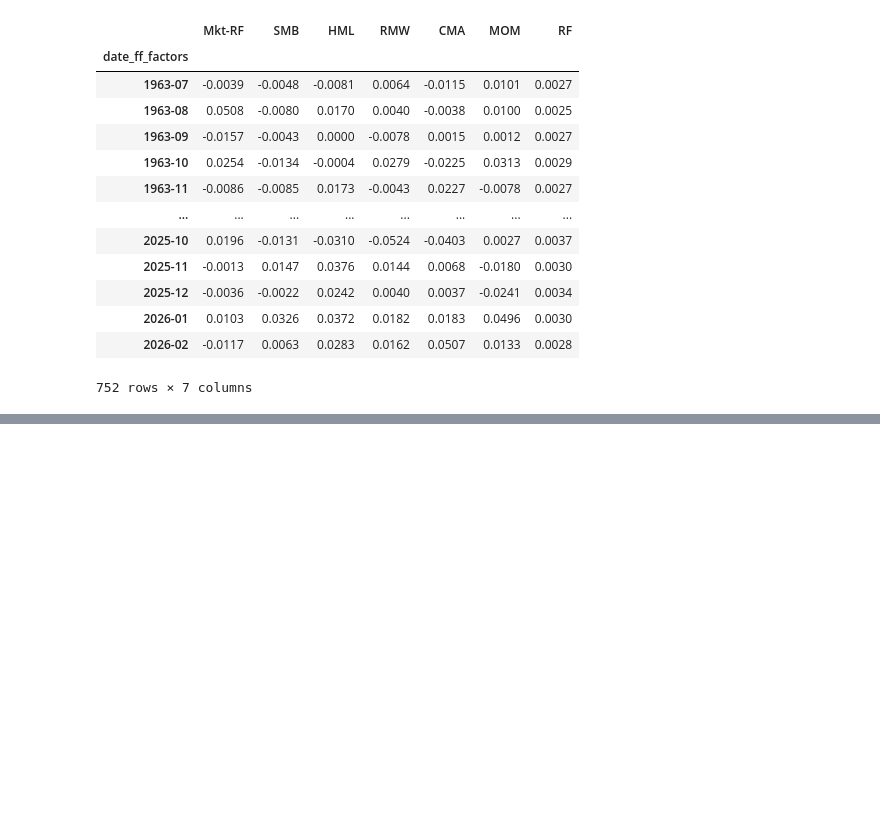
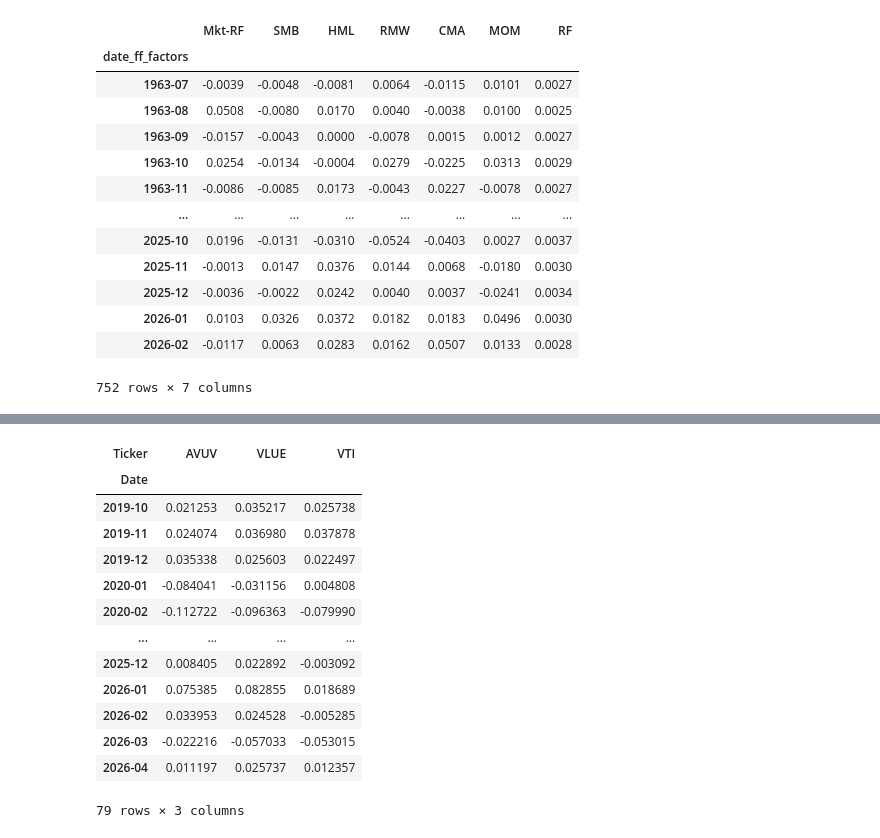
Before and after one commit to MdSadiqMd/Factor-Regression, a Jupyter notebook: factors.ipynb, the cells around one changed output, grey strips where cells are left out. Cells and saved outputs as stored; diff of their text form; code cells hidden in the pictures; blank space fills up the shorter version.

```diff
--- a/factors.ipynb
+++ b/factors.ipynb
@@ -48,0 +72,17 @@ fft_6_factor_model
+# %%
+rets
+# %% [output]
+| Ticker | AVUV | VLUE | VTI |
+| Date |  |  |  |
+| 2019-10 | 0.021253 | 0.035217 | 0.025738 |
+| 2019-11 | 0.024074 | 0.036980 | 0.037878 |
+| 2019-12 | 0.035338 | 0.025603 | 0.022497 |
+| 2020-01 | -0.084041 | -0.031156 | 0.004808 |
+| 2020-02 | -0.112722 | -0.096363 | -0.079990 |
+| ... | ... | ... | ... |
+| 2025-12 | 0.008405 | 0.022892 | -0.003092 |
+| 2026-01 | 0.075385 | 0.082855 | 0.018689 |
+| 2026-02 | 0.033953 | 0.024528 | -0.005285 |
+| 2026-03 | -0.022216 | -0.057033 | -0.053015 |
+| 2026-04 | 0.011197 | 0.025737 | 0.012357 |
+79 rows × 3 columns
```
Also changed, not shown: parts of 5 cells of this notebook.
